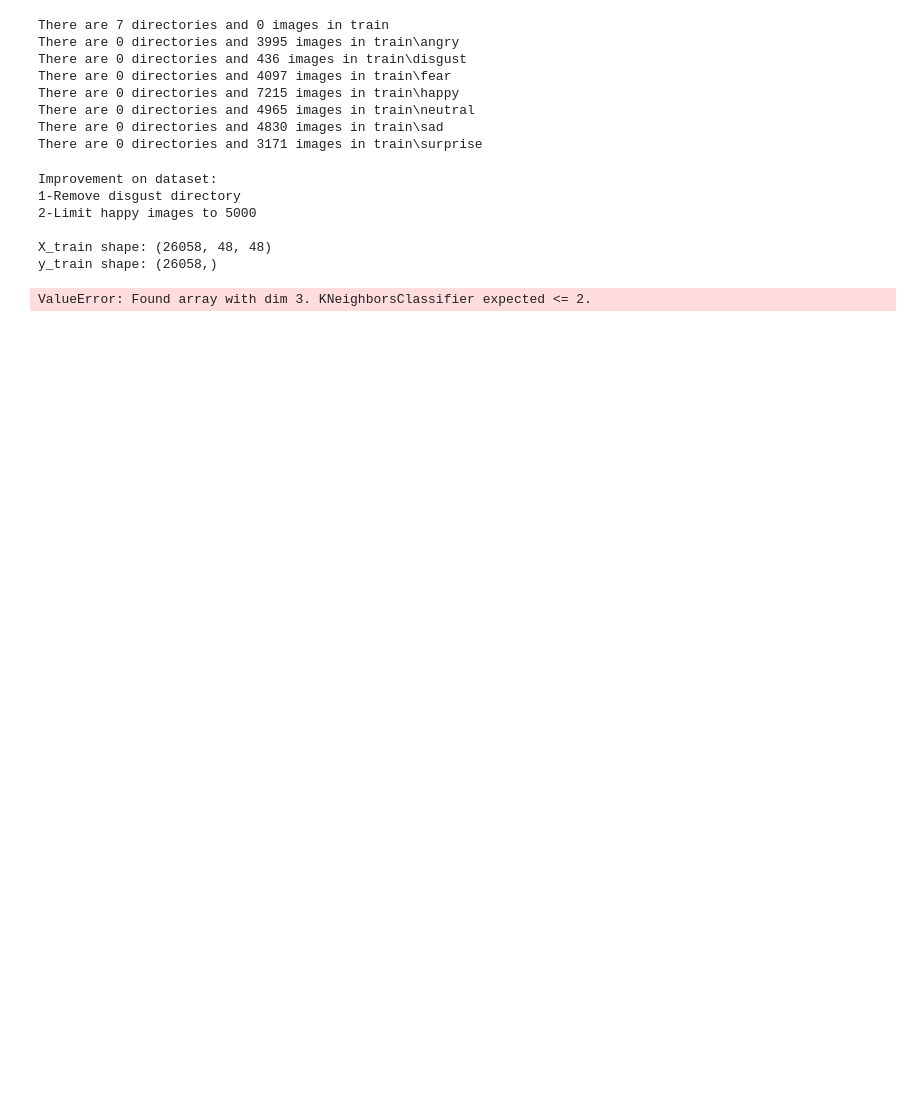
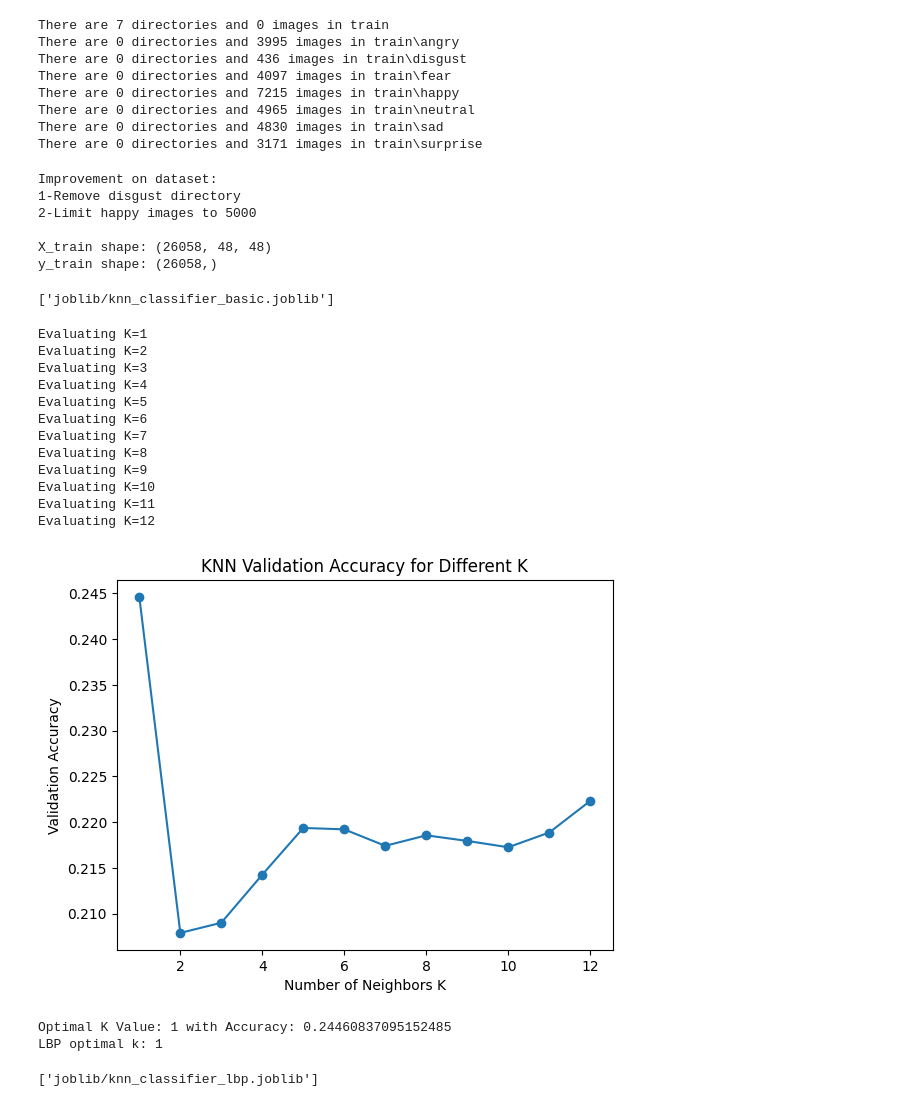
Before and after one commit to dogukanunlu/facerecognation, a Jupyter notebook: knn_train.ipynb, the cells around one changed output. Drawn from its saved outputs; the diff is of its cells as text; code cells hidden in the pictures; blank space fills up the shorter version.

```diff
--- a/knn_train.ipynb
+++ b/knn_train.ipynb
@@ -39,37 +39,30 @@ y_train shape: (26058,)
 # %%
 knn_classifier_basic = KNNClassifier()
 knn_classifier_basic.train(X_train=X_train_flattened, y_train=y_train)
-dump(knn_classifier_basic, "/joblib/knn_classifier_basic.joblib")
+dump(knn_classifier_basic, "joblib/knn_classifier_basic.joblib")
 # %% [output]
-ValueError: Found array with dim 3. KNeighborsClassifier expected <= 2.
+['joblib/knn_classifier_basic.joblib']
 # %%
 def find_optimal_k(X, y, feature_method='LBP', max_k=15):
     kf = KFold(n_splits=5, shuffle=True, random_state=42)
     accuracy_scores = np.zeros(max_k)
-    knn = None
+    classifiers = []
+
+    # Feature extraction
+    X_features = extract_features(X_train=X, feature_method=feature_method)
 
     for k in range(1, max_k + 1):
         print(f"Evaluating K={k}")
         fold_accuracies = []
-        for train_index, test_index in kf.split(X):
-            X_train_fold, X_test_fold = X[train_index], X[test_index]
+        for train_index, test_index in kf.split(X_features):
+            X_train_fold, X_test_fold = X_features[train_index], X_features[test_index]
             y_train_fold, y_test_fold = y[train_index], y[test_index]
 
-            # Feature extraction
-            if feature_method == "LBP":
-                X_train_features = extract_features_lbp(X_train_fold, method=feature_method)
-                X_test_features = extract_features_lbp(X_test_fold, method=feature_method)
-            elif feature_method == "HOG":
-                X_train_features = extract_features_hog(X_train_fold, method=feature_method)
-                X_test_features = extract_features_hog(X_test_fold, method=feature_method)
-            elif feature_method == "combined":
-                X_train_features = extract_combined_features(X_train_fold, method=feature_method)
-                X_test_features = extract_combined_features(X_test_fold, method=feature_method)
-
             # Train and evaluate KNN
-            knn = KNeighborsClassifier(n_neighbors=k)
-            knn.fit(X_train_features, y_train_fold)
-            predictions = knn.predict(X_test_features)
+            knn = KNNClassifier(n_neighbors=k)
+            classifiers.append(knn)
+            knn.train(X_train_fold, y_train_fold)
+            predictions = knn.predict(X_test_fold)
             fold_accuracies.append(accuracy_score(y_test_fold, predictions))
 
         accuracy_scores[k-1] = np.mean(fold_accuracies)
@@ -84,9 +77,28 @@ def find_optimal_k(X, y, feature_method='LBP', max_k=15):
     # Return the optimal K (highest accuracy)
     optimal_k = np.argmax(accuracy_scores) + 1
     print(f"Optimal K Value: {optimal_k} with Accuracy: {accuracy_scores[optimal_k-1]}")
-    return optimal_k, knn
+
+    # Train and evaluate for optimal KNN
+    return optimal_k, classifiers[optimal_k-1]
 # %%
-optimal_k, knn_classifier_lbp = find_optimal_k(X_train, y_train, feature_method='LBP', max_k=15)
+optimal_k, knn_classifier_lbp = find_optimal_k(X_train, y_train, feature_method='LBP', max_k=12)
 print("LBP optimal k:", optimal_k)
-dump(knn_classifier_lbp, "/joblib/knn_classifier_lbp.joblib")
+dump(knn_classifier_lbp, "joblib/knn_classifier_lbp.joblib")
+# %% [output]
+Evaluating K=1
+Evaluating K=2
+Evaluating K=3
+Evaluating K=4
+Evaluating K=5
+Evaluating K=6
+Evaluating K=7
+Evaluating K=8
+Evaluating K=9
+Evaluating K=10
+Evaluating K=11
+Evaluating K=12
+[figure, added]
+Optimal K Value: 1 with Accuracy: 0.24460837095152485
+LBP optimal k: 1
+['joblib/knn_classifier_lbp.joblib']
 # %%
```
Also changed, not shown: parts of 2 cells of this notebook, 1 other file.
